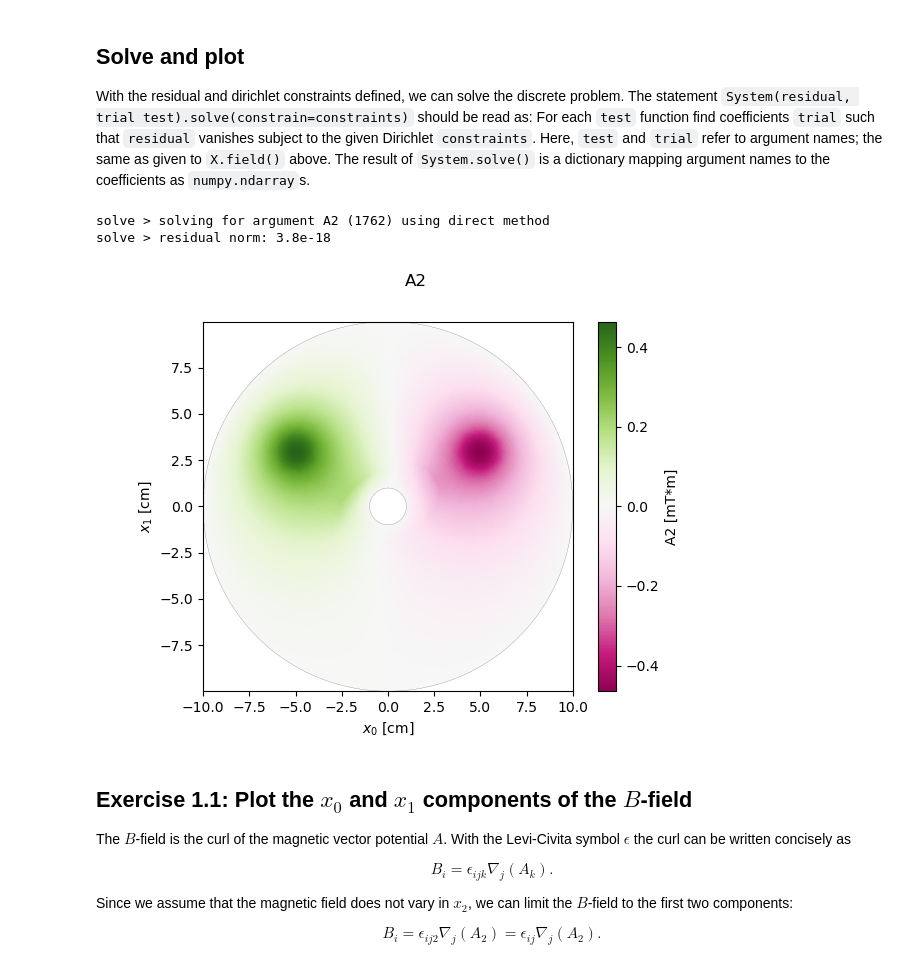
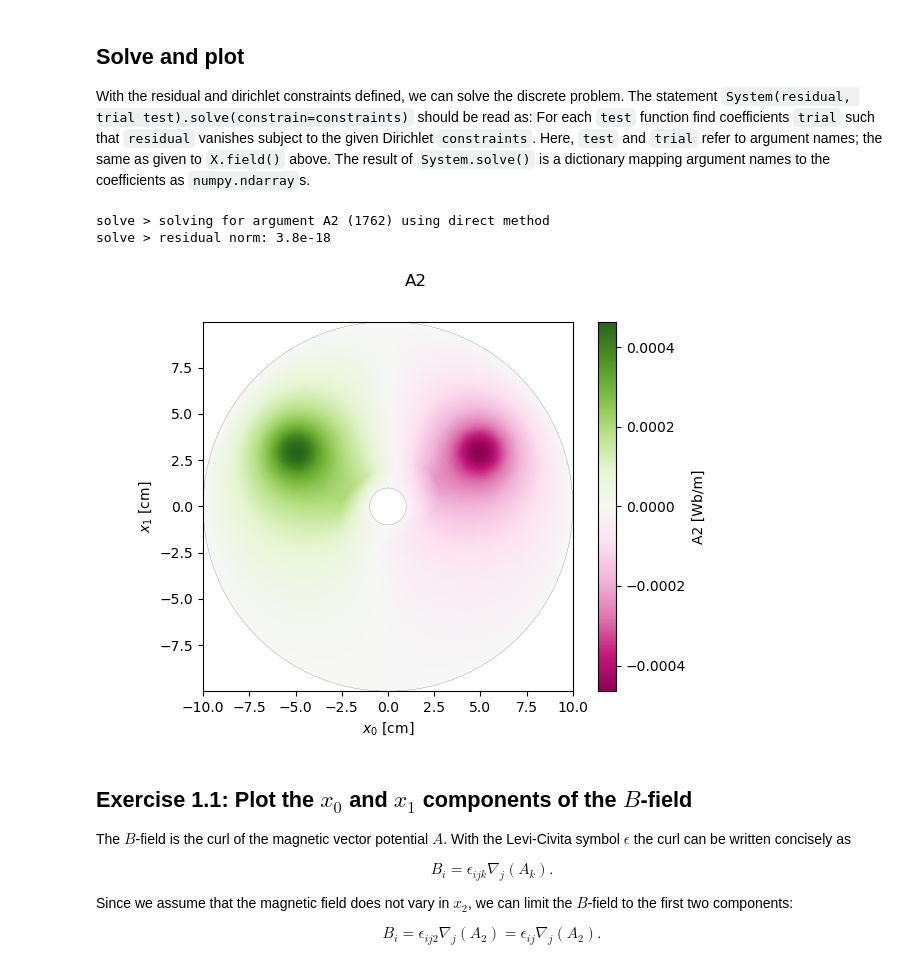
Before and after one commit to evalf/iemdc2025, a Jupyter notebook: exercise1-with-solutions.ipynb, the cells around one changed output. Drawn from its saved outputs; the diff is of its cells as text; code cells hidden in the pictures.

```diff
--- a/exercise1-with-solutions.ipynb
+++ b/exercise1-with-solutions.ipynb
@@ -267,11 +263,11 @@ With the residual and dirichlet constraints defined, we can solve the discrete p
 # %%
 system = System(residual, 'A2', 'beta2')
 args = system.solve(constrain=constraints, arguments=args)
-plot_field('A2', 'mT*m', cmap='PiYG', clim='symmetric')
+plot_field('A2', 'Wb/m', cmap='PiYG', clim='symmetric')
 # %% [output]
 solve > solving for argument A2 (1762) using direct method
 solve > residual norm: 3.8e-18
-[figure, old version]
+[figure, new version]
 # %% [markdown]
 ## Exercise 1.1: Plot the $x_0$ and $x_1$ components of the $B$-field
 
```
Also changed, not shown: parts of 4 cells of this notebook.
